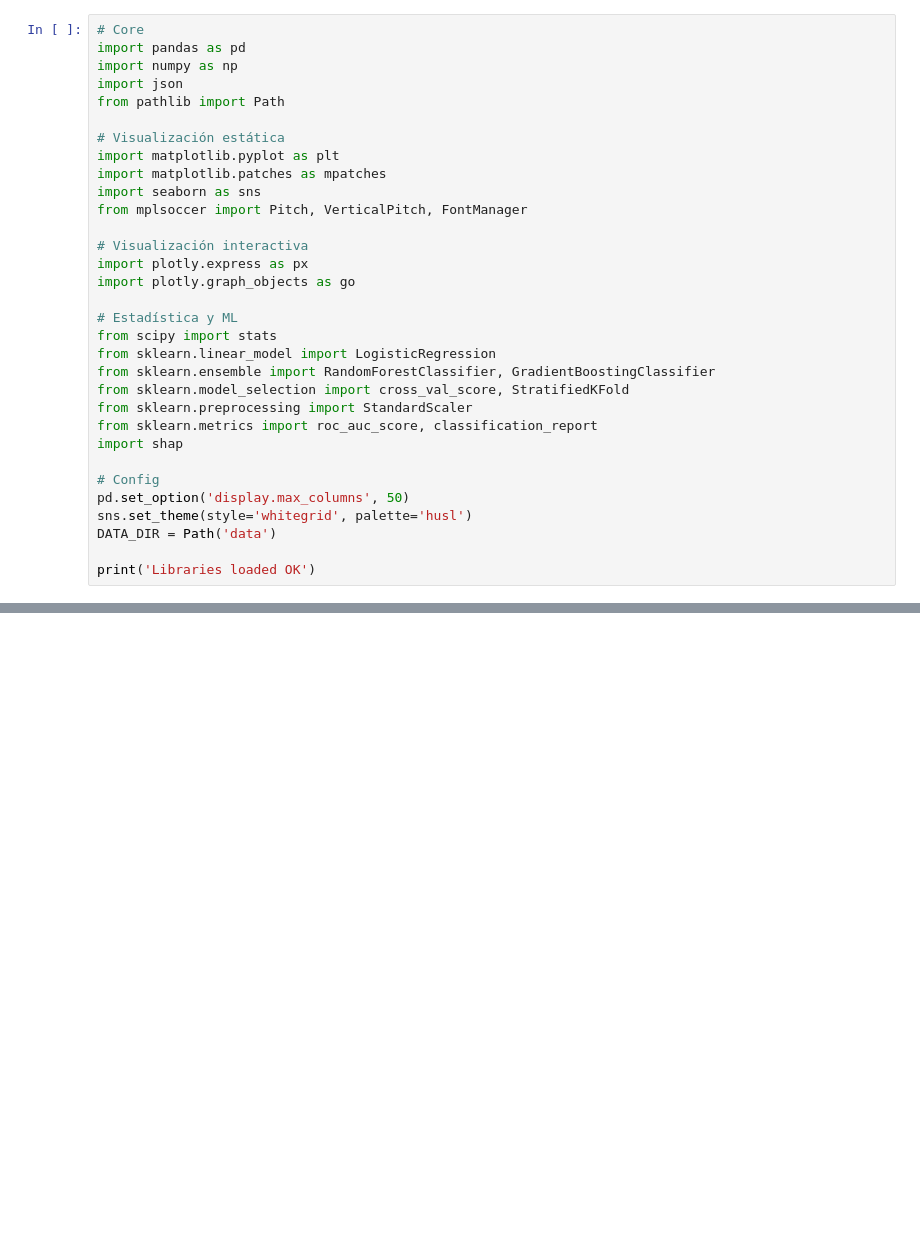
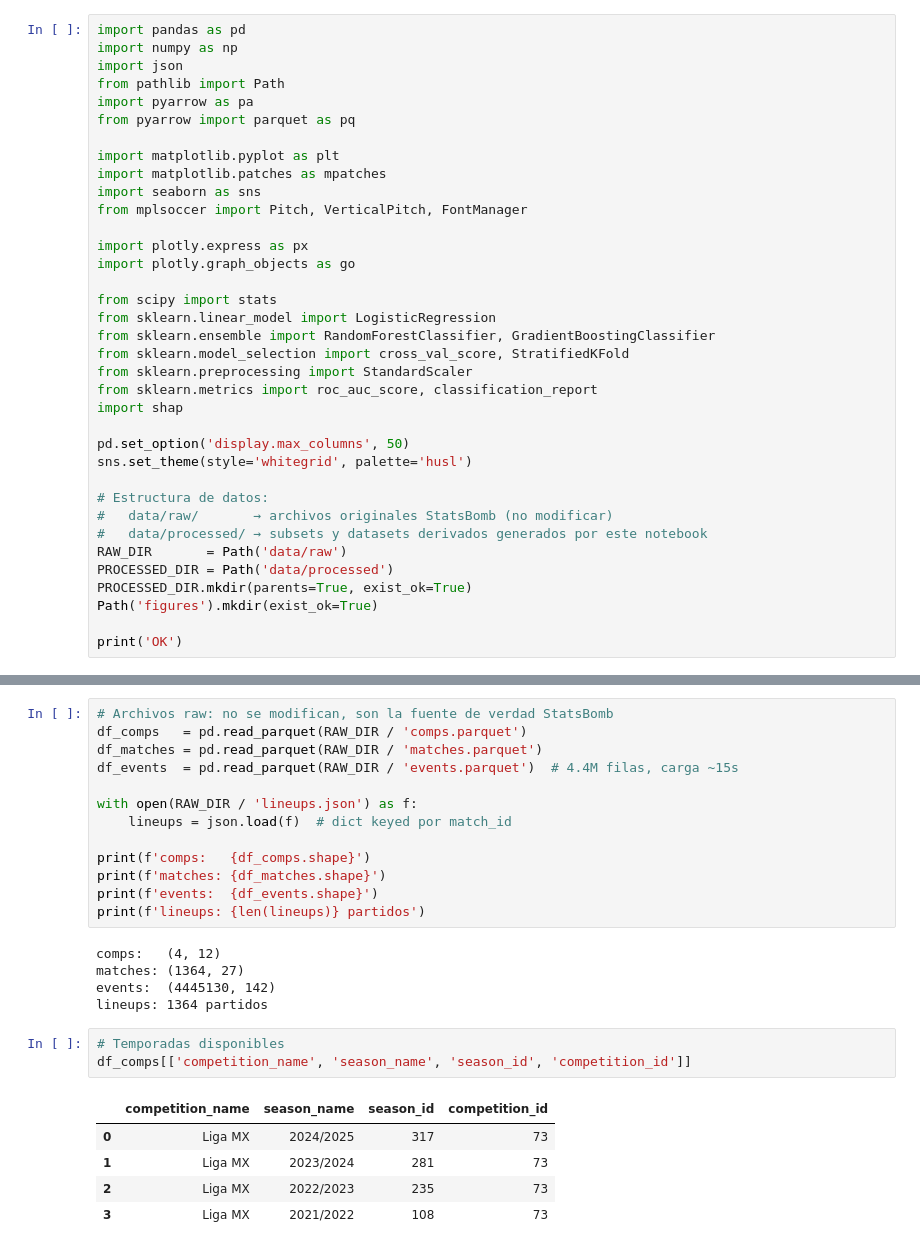
Before and after one commit to Andresaf03/corner-analysis-liga-mx, a Jupyter notebook: analysis.ipynb, the cells around one changed output, grey strips where cells are left out. Saved outputs shown, nothing was run; the diff lists cells and outputs as text; blank space fills up the shorter version.

```diff
--- a/analysis.ipynb
+++ b/analysis.ipynb
@@ -19,21 +148,19 @@
 # %%
-# Core
 import pandas as pd
 import numpy as np
 import json
 from pathlib import Path
+import pyarrow as pa
+from pyarrow import parquet as pq
 
-# Visualización estática
 import matplotlib.pyplot as plt
 import matplotlib.patches as mpatches
 import seaborn as sns
 from mplsoccer import Pitch, VerticalPitch, FontManager
 
-# Visualización interactiva
 import plotly.express as px
 import plotly.graph_objects as go
 
-# Estadística y ML
 from scipy import stats
 from sklearn.linear_model import LogisticRegression
 from sklearn.ensemble import RandomForestClassifier, GradientBoostingClassifier
@@ -42,10 +169,16 @@ from sklearn.preprocessing import StandardScaler
 from sklearn.metrics import roc_auc_score, classification_report
 import shap
 
-# Config
 pd.set_option('display.max_columns', 50)
 sns.set_theme(style='whitegrid', palette='husl')
-DATA_DIR = Path('data')
 
-print('Libraries loaded OK')
+# Estructura de datos:
+#   data/raw/       → archivos originales StatsBomb (no modificar)
+#   data/processed/ → subsets y datasets derivados generados por este notebook
+RAW_DIR       = Path('data/raw')
+PROCESSED_DIR = Path('data/processed')
+PROCESSED_DIR.mkdir(parents=True, exist_ok=True)
+Path('figures').mkdir(exist_ok=True)
+
+print('OK')
 # %% [output]
@@ -52,0 +188,27 @@ Libraries loaded OK
+# %%
+# Archivos raw: no se modifican, son la fuente de verdad StatsBomb
+df_comps   = pd.read_parquet(RAW_DIR / 'comps.parquet')
+df_matches = pd.read_parquet(RAW_DIR / 'matches.parquet')
+df_events  = pd.read_parquet(RAW_DIR / 'events.parquet')  # 4.4M filas, carga ~15s
+
+with open(RAW_DIR / 'lineups.json') as f:
+    lineups = json.load(f)  # dict keyed por match_id
+
+print(f'comps:   {df_comps.shape}')
+print(f'matches: {df_matches.shape}')
+print(f'events:  {df_events.shape}')
+print(f'lineups: {len(lineups)} partidos')
+# %% [output]
+comps:   (4, 12)
+matches: (1364, 27)
+events:  (4445130, 142)
+lineups: 1364 partidos
+# %%
+# Temporadas disponibles
+df_comps[['competition_name', 'season_name', 'season_id', 'competition_id']]
+# %% [output]
+|  | competition_name | season_name | season_id | competition_id |
+| 0 | Liga MX | 2024/2025 | 317 | 73 |
+| 1 | Liga MX | 2023/2024 | 281 | 73 |
+| 2 | Liga MX | 2022/2023 | 235 | 73 |
+| 3 | Liga MX | 2021/2022 | 108 | 73 |
```
Also changed, not shown: parts of 29 cells of this notebook, 6 other files.
